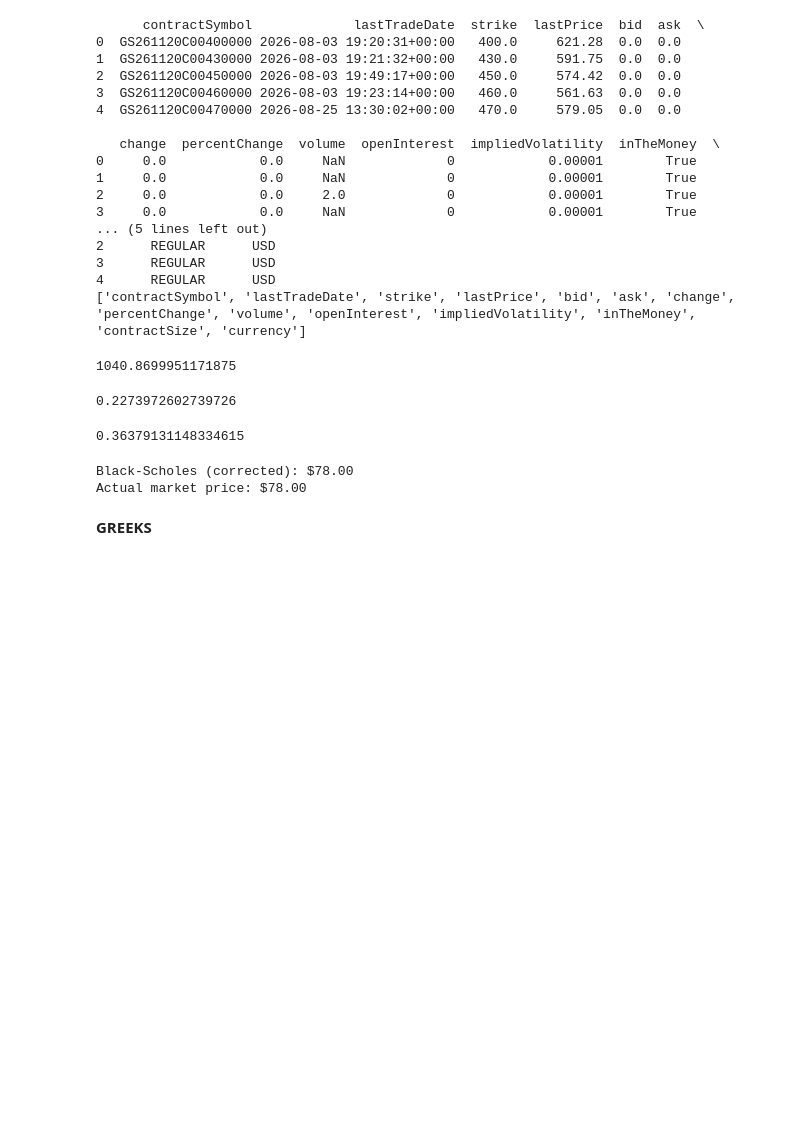
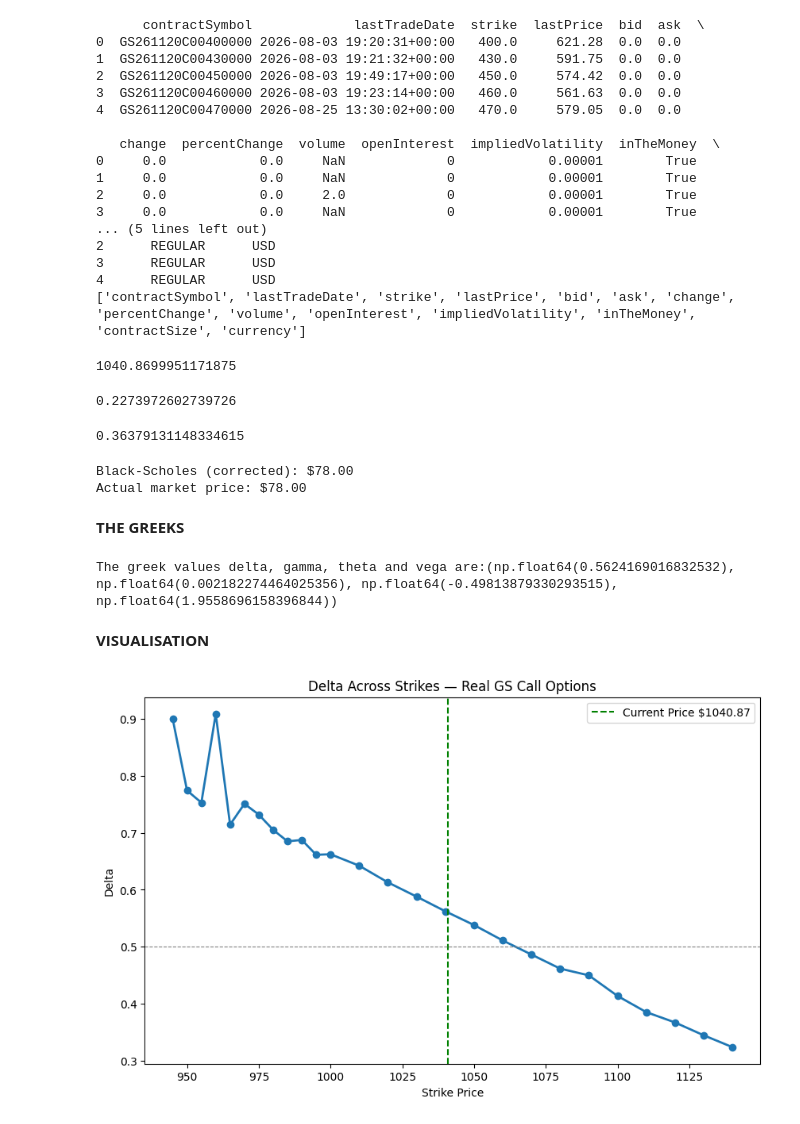
Before and after one commit to snehilkejriwal-exp19/portfolio-risk-management, a Jupyter notebook: black_scholes.ipynb, the cells around one changed output. Saved outputs shown, nothing was run; the diff lists cells and outputs as text; code cells hidden in the pictures; blank space fills up the shorter version.

```diff
--- a/black_scholes.ipynb
+++ b/black_scholes.ipynb
@@ -77,4 +77,48 @@ print(f"Actual market price: $78.00")
 Black-Scholes (corrected): $78.00
 Actual market price: $78.00
 # %% [markdown]
-**GREEKS**
+**THE GREEKS**
+# %%
+def calculate_greeks(S, K, T, r, sigma):
+    d1 = (np.log(S/K) + (r + sigma**2/2)*T) / (sigma*np.sqrt(T))
+    d2 = d1 - sigma*np.sqrt(T)
+
+    delta = norm.cdf(d1)
+    gamma = norm.pdf(d1) / (S * sigma * np.sqrt(T))
+    theta = (-S*norm.pdf(d1)*sigma/(2*np.sqrt(T)) - r*K*np.exp(-r*T)*norm.cdf(d2)) / 365
+    vega = S * norm.pdf(d1) * np.sqrt(T) / 100
+
+    return delta, gamma, theta, vega
+# %%
+the_greeks = calculate_greeks(S=current_price,K=1040,T=T,r=0.05,sigma=implied_vol_calculated)
+print(f"The greek values delta, gamma, theta and vega are:{the_greeks}")
+# %% [output]
+The greek values delta, gamma, theta and vega are:(np.float64(0.5624169016832532), np.float64(0.002182274464025356), np.float64(-0.49813879330293515), np.float64(1.9558696158396844))
+# %% [markdown]
+**VISUALISATION**
+# %%
+strikes_list = []
+deltas_list = []
+
+for idx, row in calls_near_money.iterrows():
+    K = row['strike']
+    market_price = row['lastPrice']
+    try:
+        iv = brentq(implied_vol_objective, 0.01, 3.0, args=(current_price, K, T, 0.05, market_price))
+        delta, _, _, _ = calculate_greeks(current_price, K, T, 0.05, iv)
+        strikes_list.append(K)
+        deltas_list.append(delta)
+    except:
+        continue
+
+plt.figure(figsize=(10,6))
+plt.plot(strikes_list, deltas_list, marker='o', linewidth=2)
+plt.axvline(x=current_price, color='green', linestyle='--', label=f'Current Price ${current_price:.2f}')
+plt.axhline(y=0.5, color='gray', linestyle='--', linewidth=0.8)
+plt.xlabel('Strike Price')
+plt.ylabel('Delta')
+plt.title('Delta Across Strikes — Real GS Call Options')
+plt.legend()
+plt.show()
+# %% [output]
+[figure, added]
```
